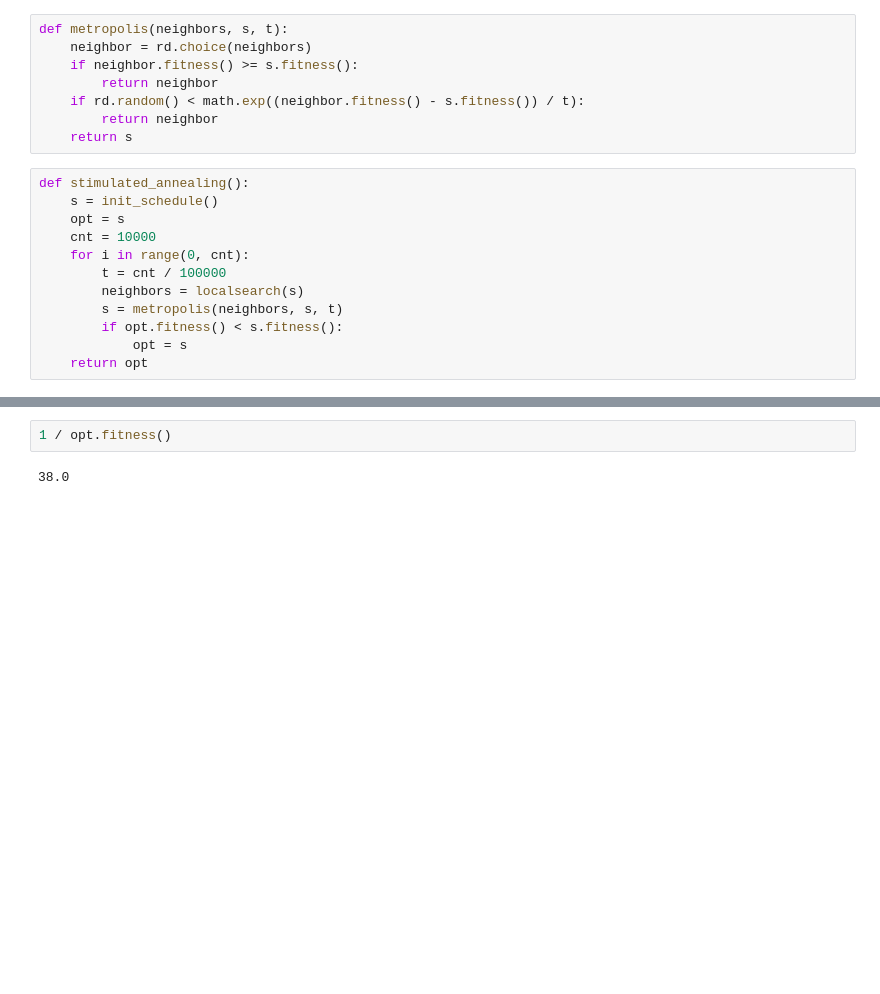
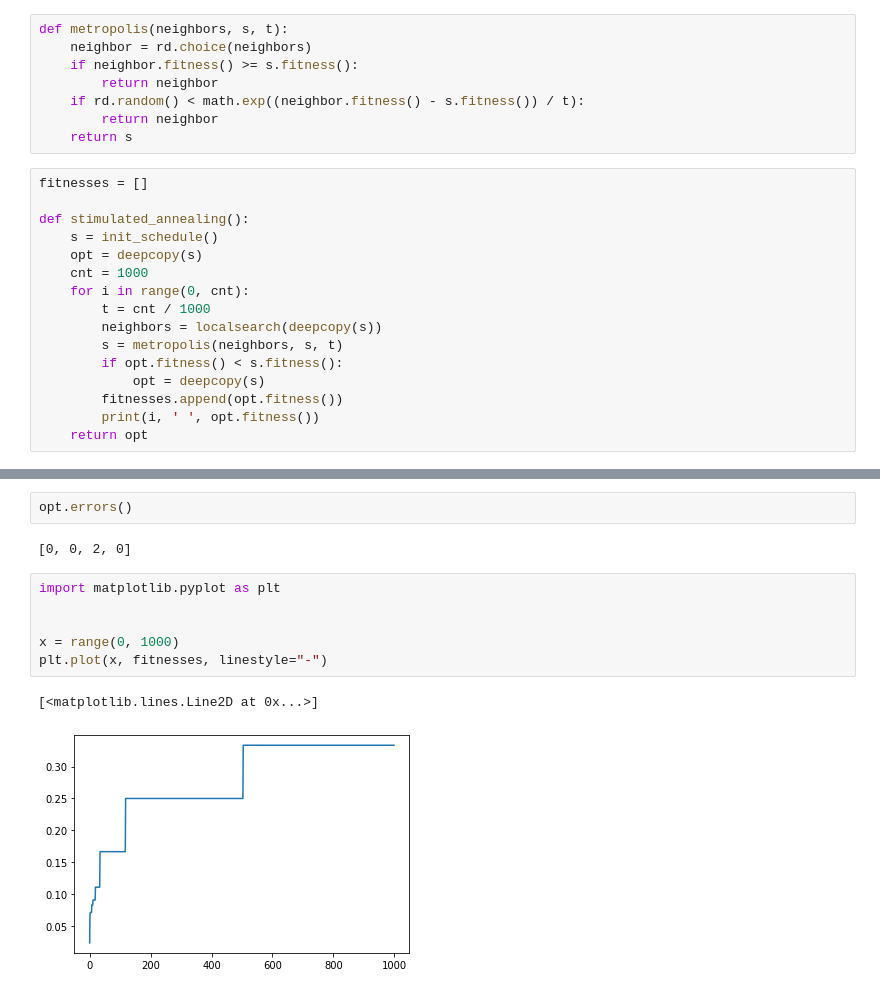
Before and after one commit to Nguyen-duc-quyen/Simple-University-Timetabling-Problem, a Jupyter notebook: SA.ipynb, the cells around one changed output, grey strips where cells are left out. Saved outputs shown, nothing was run; the diff lists cells and outputs as text; blank space fills up the shorter version.

```diff
--- a/SA.ipynb
+++ b/SA.ipynb
@@ -121,16 +150,20 @@ def metropolis(neighbors, s, t):
         return neighbor
     return s
 # %%
+fitnesses = []
+
 def stimulated_annealing():
     s = init_schedule()
-    opt = s
-    cnt = 10000
+    opt = deepcopy(s)
+    cnt = 1000
     for i in range(0, cnt):
-        t = cnt / 100000
-        neighbors = localsearch(s)
+        t = cnt / 1000
+        neighbors = localsearch(deepcopy(s))
         s = metropolis(neighbors, s, t)
         if opt.fitness() < s.fitness():
-            opt = s
+            opt = deepcopy(s)
+        fitnesses.append(opt.fitness())
+        print(i, ' ', opt.fitness())
     return opt
 # %%
 opt = stimulated_annealing()
@@ -137,4 +188,13 @@ opt = stimulated_annealing()
 # %%
-1 / opt.fitness()
+opt.errors()
 # %% [output]
-38.0
+[0, 0, 2, 0]
+# %%
+import matplotlib.pyplot as plt
+
+
+x = range(0, 1000)
+plt.plot(x, fitnesses, linestyle="-")
+# %% [output]
+[<matplotlib.lines.Line2D at 0x...>]
+[figure, added]
```
Also changed, not shown: parts of 9 cells of this notebook, 2 other files.
